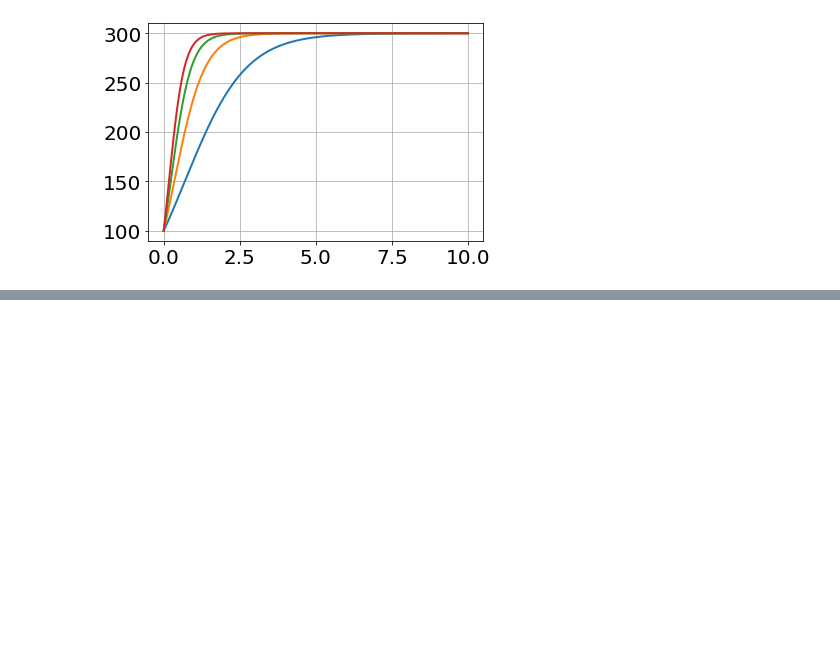
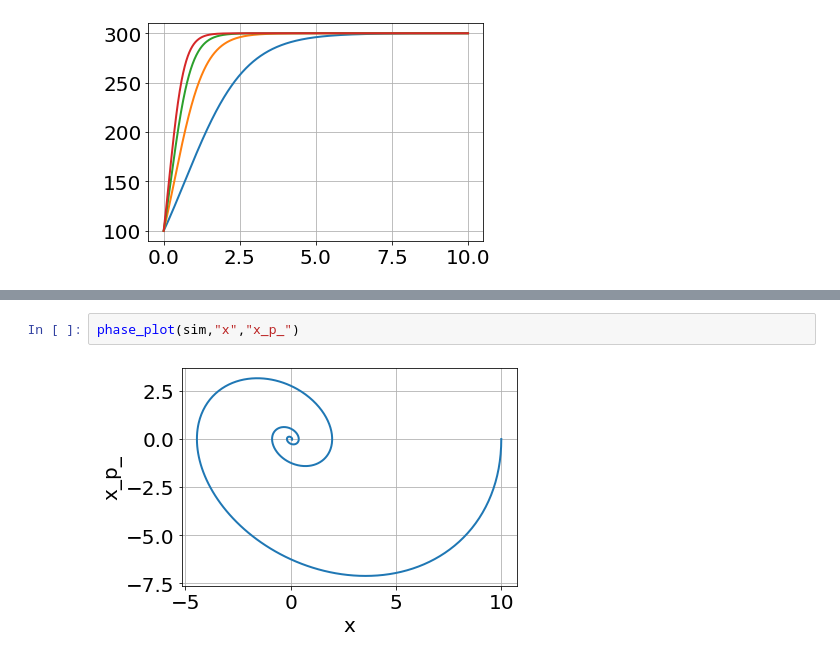
Before and after one commit to bblais/pyndamics3, a Jupyter notebook: 00_core.ipynb, the cells around one changed output, grey strips where cells are left out. Drawn from its saved outputs; the diff is of its cells as text; blank space fills up the shorter version.

```diff
--- a/00_core.ipynb
+++ b/00_core.ipynb
@@ -1551,0 +1565,4 @@ for res in result:
+# %%
+phase_plot(sim,"x","x_p_")
+# %% [output]
+[figure, added]
```
Also changed, not shown: parts of 16 cells of this notebook, 13 other files.
